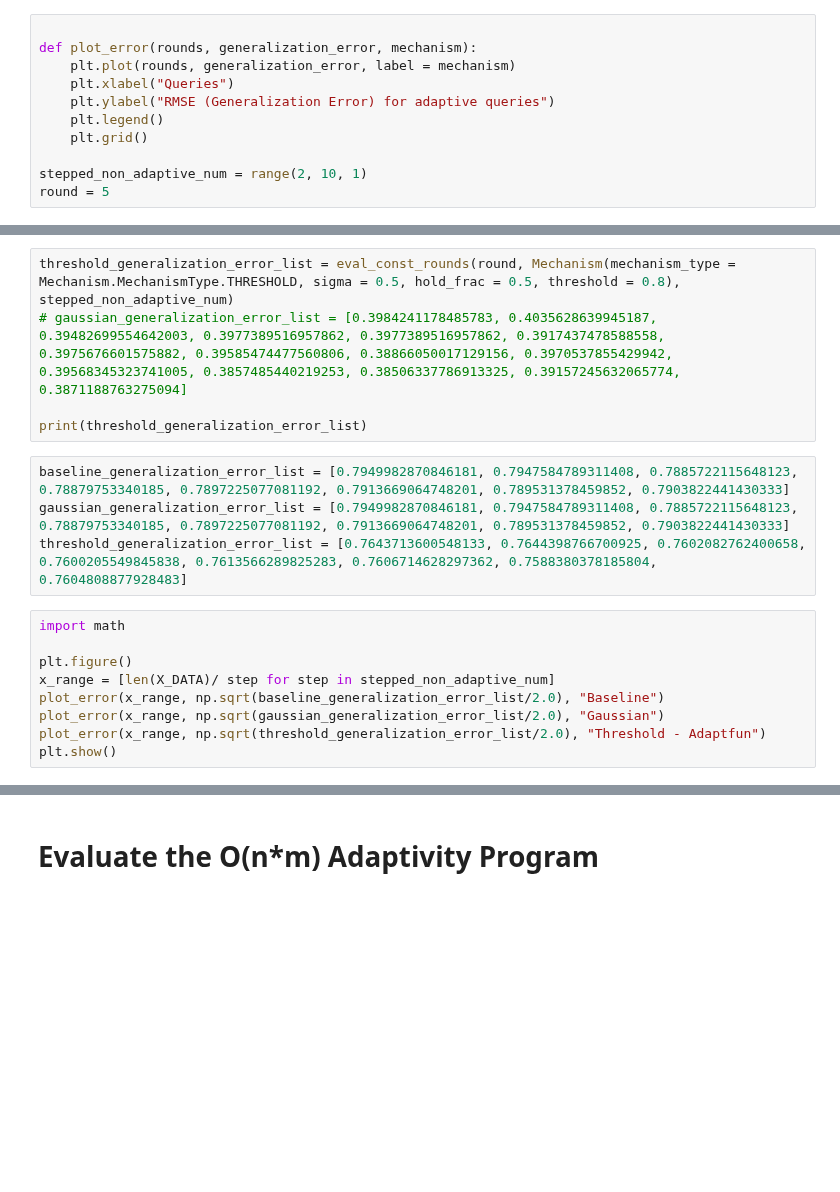
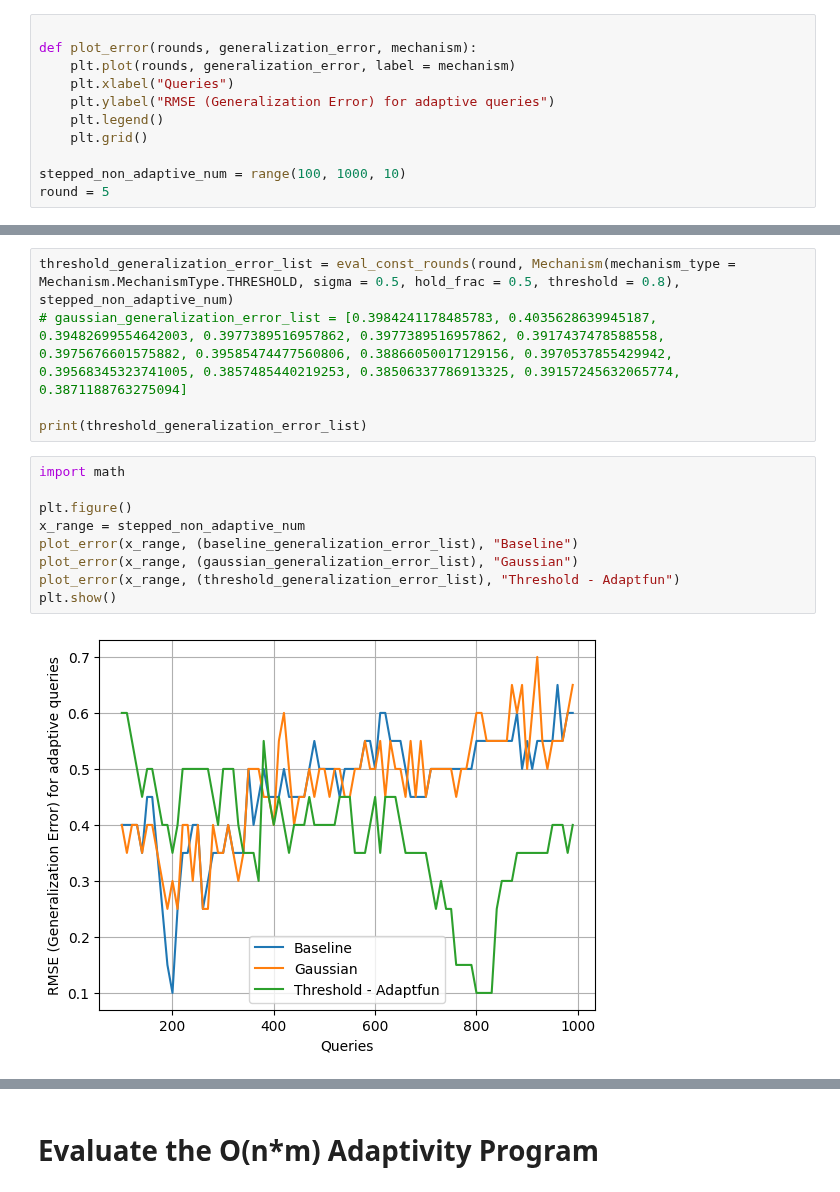
Before and after one commit to jiawenliu/AdaptivityAnalysis, a Jupyter notebook: eval/benchmark/sklearn/mechanized-model/eval_script.ipynb, the cells around one changed output, grey strips where cells are left out. Saved outputs shown, nothing was run; the diff lists cells and outputs as text; blank space fills up the shorter version.

```diff
--- a/eval/benchmark/sklearn/mechanized-model/eval_script.ipynb
+++ b/eval/benchmark/sklearn/mechanized-model/eval_script.ipynb
@@ -237,7 +244,7 @@ def plot_error(rounds, generalization_error, mechanism):
     plt.legend()
     plt.grid()
 
-stepped_non_adaptive_num = range(2, 10, 1)
+stepped_non_adaptive_num = range(100, 1000, 10)
 round = 5
 # %%
 
@@ -256,16 +261,14 @@ threshold_generalization_error_list = eval_const_rounds(round, Mechanism(mechani
 # gaussian_generalization_error_list = [0.3984241178485783, 0.4035628639945187, 0.39482699554642003, 0.3977389516957862, 0.3977389516957862, 0.3917437478588558, 0.3975676601575882, 0.39585474477560806, 0.38866050017129156, 0.3970537855429942, 0.39568345323741005, 0.3857485440219253, 0.38506337786913325, 0.39157245632065774, 0.3871188763275094]
 
 print(threshold_generalization_error_list)
-# %%
-baseline_generalization_error_list = [0.7949982870846181, 0.7947584789311408, 0.7885722115648123, 0.78879753340185, 0.7897225077081192, 0.7913669064748201, 0.789531378459852, 0.7903822441430333]
-gaussian_generalization_error_list = [0.7949982870846181, 0.7947584789311408, 0.7885722115648123, 0.78879753340185, 0.7897225077081192, 0.7913669064748201, 0.789531378459852, 0.7903822441430333]
-threshold_generalization_error_list = [0.7643713600548133, 0.7644398766700925, 0.7602082762400658, 0.7600205549845838, 0.7613566289825283, 0.7606714628297362, 0.7588380378185804, 0.7604808877928483]
 # %%
 import math
 
 plt.figure()
-x_range = [len(X_DATA)/ step for step in stepped_non_adaptive_num]
-plot_error(x_range, np.sqrt(baseline_generalization_error_list/2.0), "Baseline")
-plot_error(x_range, np.sqrt(gaussian_generalization_error_list/2.0), "Gaussian")
-plot_error(x_range, np.sqrt(threshold_generalization_error_list/2.0), "Threshold - Adaptfun")
+x_range = stepped_non_adaptive_num
+plot_error(x_range, (baseline_generalization_error_list), "Baseline")
+plot_error(x_range, (gaussian_generalization_error_list), "Gaussian")
+plot_error(x_range, (threshold_generalization_error_list), "Threshold - Adaptfun")
 plt.show()
+# %% [output]
+[figure, added]
```
Also changed, not shown: parts of 13 cells of this notebook, 3 other files.
